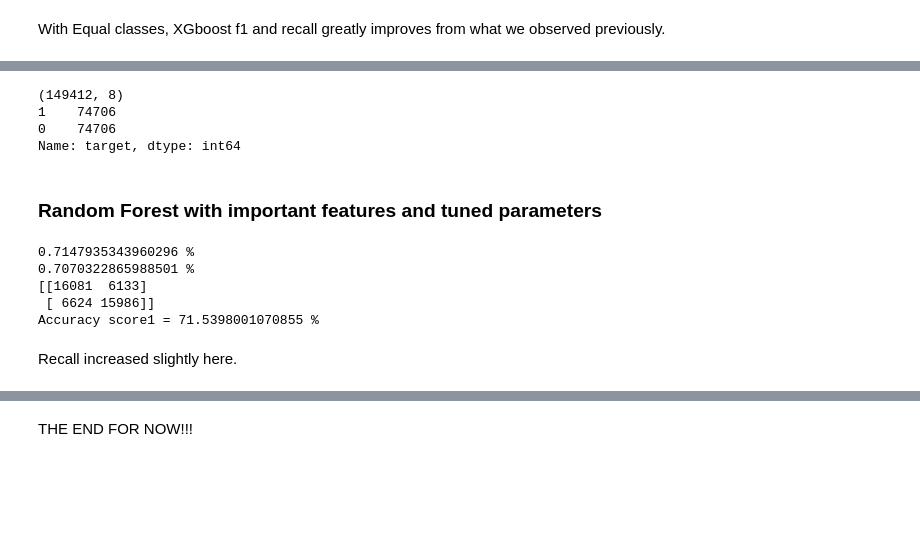
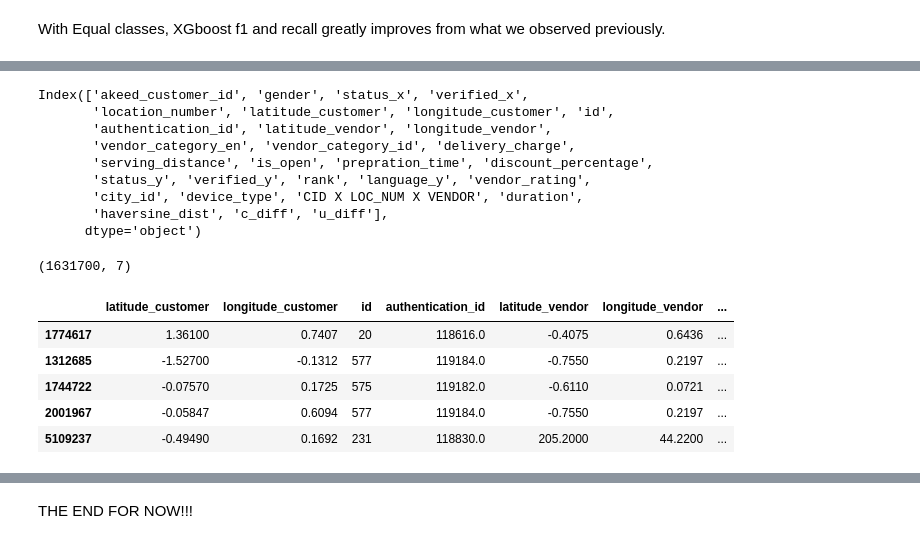
Before and after one commit to Askoye/Restaurant-Recommender-System, a Jupyter notebook: Implementing_the_solution_with_Random_Forest_and_Challenging_the_Solution_with_XGBoost.ipynb, the cells around one changed output, grey strips where cells are left out. Cells and saved outputs as stored; diff of their text form; code cells hidden in the pictures; blank space fills up the shorter version.

```diff
--- a/Implementing_the_solution_with_Random_Forest_and_Challenging_the_Solution_with_XGBoost.ipynb
+++ b/Implementing_the_solution_with_Random_Forest_and_Challenging_the_Solution_with_XGBoost.ipynb
@@ -577,7 +550,7 @@ count_class_0, count_class_1 = train.target.value_counts()
 class_0 = train[train['target'] == 0]
 class_1 = train[train['target'] == 1]
 class_0_downsampled = class_0.sample(count_class_1)
-df_downsampled3 = pd.concat([class_0_downsampled, df_class_1], axis=0)
+df_downsampled3 = pd.concat([class_0_downsampled, class_1], axis=0)
 
 print('Random downsampling:')
 print(df_downsampled3.target.value_counts())
@@ -711,2 +684,10 @@ Accuracy score1 = 71.80305193646261 %
 # %% [markdown]
 f1 improved by 1%, while recall score improved by about 4%.
+# %%
+# selecting the most important features
+train = df_downsampled3[[ 'latitude_customer', 'longitude_customer', 'id', 'authentication_id',
+       'latitude_vendor', 'longitude_vendor','target',
+        'haversine_dist']]
+print(train.shape) # shape of our new dataset
+
+print(train['target'].value_counts())
@@ -746,42 +816,31 @@ With Equal classes, XGboost f1 and recall greatly improves from what we observed
+# %%
+# check columns names
+test.columns
+# %% [output]
+Index(['akeed_customer_id', 'gender', 'status_x', 'verified_x',
+       'location_number', 'latitude_customer', 'longitude_customer', 'id',
+       'authentication_id', 'latitude_vendor', 'longitude_vendor',
+       'vendor_category_en', 'vendor_category_id', 'delivery_charge',
+       'serving_distance', 'is_open', 'prepration_time', 'discount_percentage',
+       'status_y', 'verified_y', 'rank', 'language_y', 'vendor_rating',
+       'city_id', 'device_type', 'CID X LOC_NUM X VENDOR', 'duration',
+       'haversine_dist', 'c_diff', 'u_diff'],
+      dtype='object')
 # %%
-# selecting the most important features
-train = df_downsampled3[[ 'latitude_customer', 'longitude_customer', 'id', 'authentication_id',
-       'latitude_vendor', 'longitude_vendor','target',
+# selecting the most important features that were used in making our best model
+test1 = test[[ 'latitude_customer', 'longitude_customer', 'id', 'authentication_id',
+       'latitude_vendor', 'longitude_vendor',
         'haversine_dist']]
-print(train.shape) # shape of our new dataset
-
-print(train['target'].value_counts())
+test1.shape # shape of our new dataset
 # %% [output]
-(149412, 8)
-1    74706
-0    74706
-Name: target, dtype: int64
+(1631700, 7)
-# %% [markdown]
-### Random Forest with important features and tuned parameters
-# %%
-# we first split the data into dependent and independent variables
-y = train['target'].values
-features_train = train.columns.to_list()
-features_train.remove('target')
-X = train[features_train].values
-# train the model using 70% of the data and leave 30% for validation
-X_train, X_val, y_train, y_val = train_test_split(X,y, test_size = 0.3, random_state = 0)
-# Buiding the model and fitting to our dataset
-rf3= RandomForestClassifier(n_estimators= 500, min_samples_split= 3, max_features=0.5, max_depth=5,
-                                            criterion='gini', bootstrap=False)
-rf3= rf3.fit(X_train, y_train)
-# Making predictions using the model we trained
-y_pred = rf3.predict(X_val)
-# Evaluating the model with recall, f1_score, confusion matrix and accuracy score
-print(f1_score(y_val, y_pred),'%')
-print(recall_score(y_val, y_pred),'%')
-print(confusion_matrix(y_val, y_pred))
-print('Accuracy score1 =',accuracy_score(y_val, y_pred)*100,'%')
-# %% [output]
-0.7147935343960296 %
-0.7070322865988501 %
-[[16081  6133]
- [ 6624 15986]]
-Accuracy score1 = 71.5398001070855 %
-# %% [markdown]
-Recall increased slightly here.
+# %%
+# checking train head to make sure the columns match the test data
+train.head()
+# %% [output]
+|  | latitude_customer | longitude_customer | id | authentication_id | latitude_vendor | longitude_vendor | ... |
+| 1774617 | 1.36100 | 0.7407 | 20 | 118616.0 | -0.4075 | 0.6436 | ... |
+| 1312685 | -1.52700 | -0.1312 | 577 | 119184.0 | -0.7550 | 0.2197 | ... |
+| 1744722 | -0.07570 | 0.1725 | 575 | 119182.0 | -0.6110 | 0.0721 | ... |
+| 2001967 | -0.05847 | 0.6094 | 577 | 119184.0 | -0.7550 | 0.2197 | ... |
+| 5109237 | -0.49490 | 0.1692 | 231 | 118830.0 | 205.2000 | 44.2200 | ... |
```
Also changed, not shown: parts of 67 cells of this notebook.
